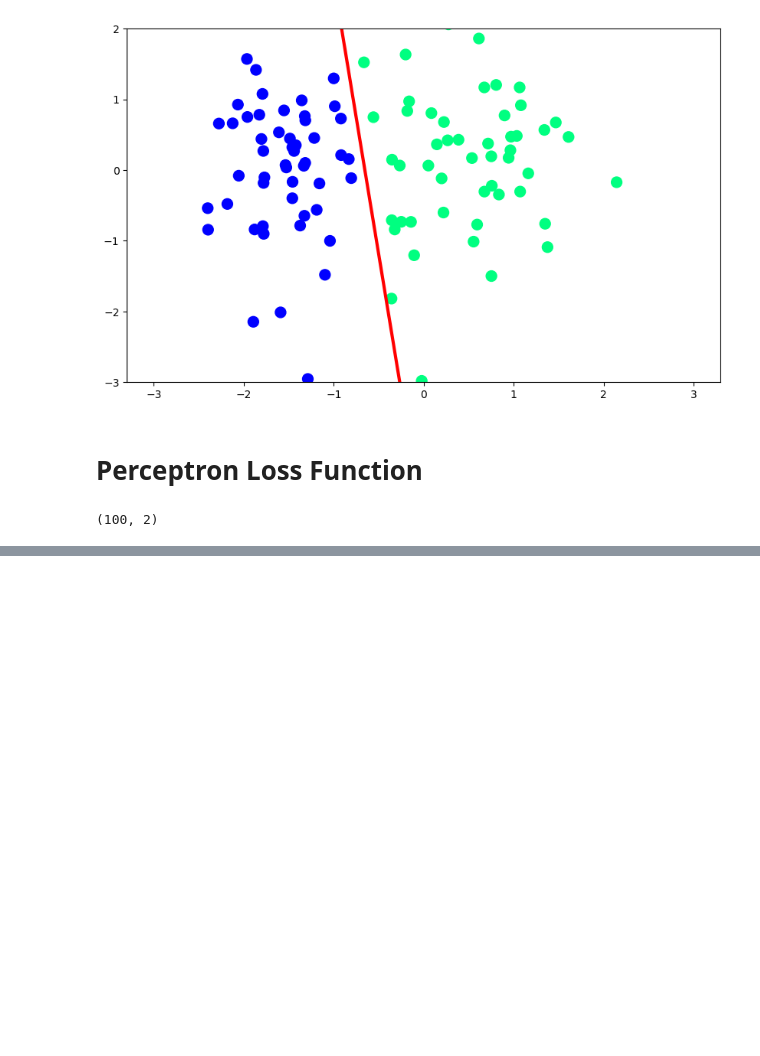
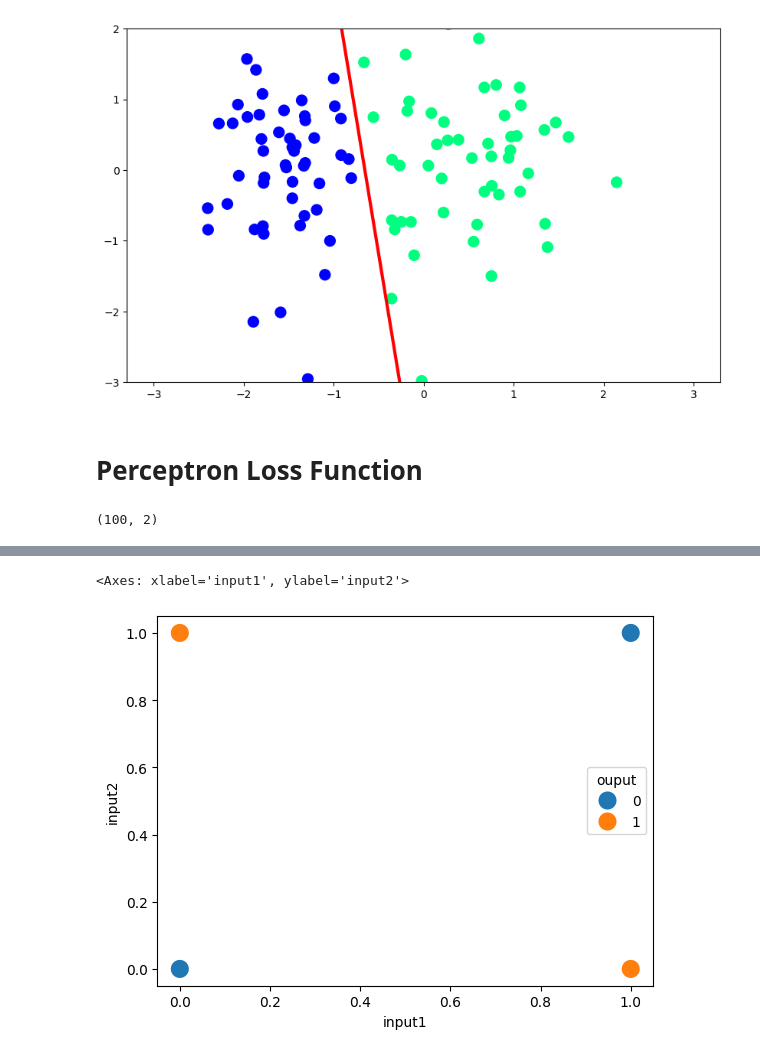
Before and after one commit to Ram2002-ai/DataScience_NareshIt, a Jupyter notebook: DEEPLEARNING/deep_learning/perceptron_demo.ipynb, the cells around one changed output, grey strips where cells are left out. Saved outputs shown, nothing was run; the diff lists cells and outputs as text; code cells hidden in the pictures; blank space fills up the shorter version.

```diff
--- a/DEEPLEARNING/deep_learning/perceptron_demo.ipynb
+++ b/DEEPLEARNING/deep_learning/perceptron_demo.ipynb
@@ -121,0 +192,4 @@ X.shape
+# %%
+xor_data['input1']=[1,1,0,0]
+xor_data['input2']=[1,0,1,0]
+xor_data['ouput']=[0,1,1,0]
@@ -121,0 +217,5 @@ X.shape
+# %%
+sns.scatterplot(data=xor_data,x='input1',y='input2',hue='ouput',s=200)
+# %% [output]
+<Axes: xlabel='input1', ylabel='input2'>
+[figure, added]
```
Also changed, not shown: parts of 30 cells of this notebook, 2 other files.
